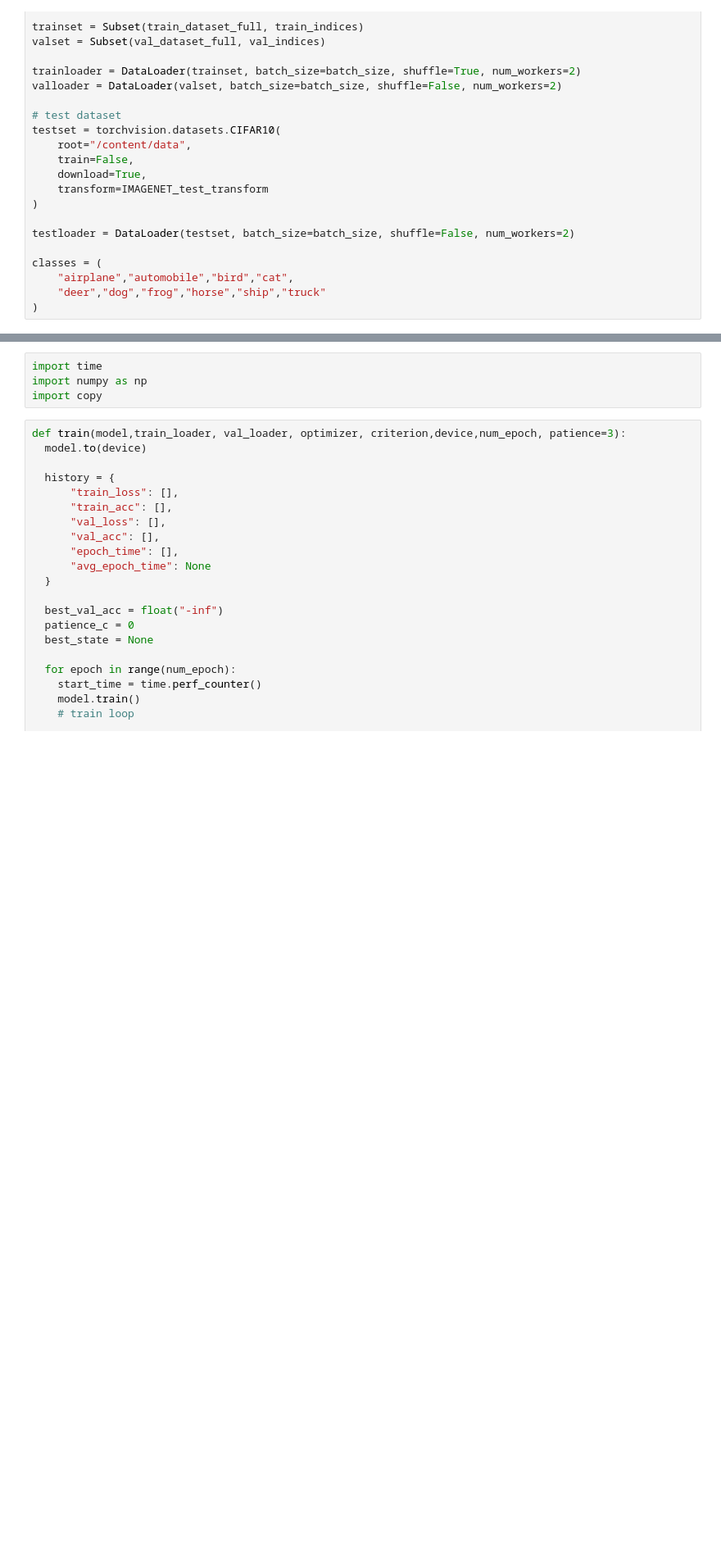
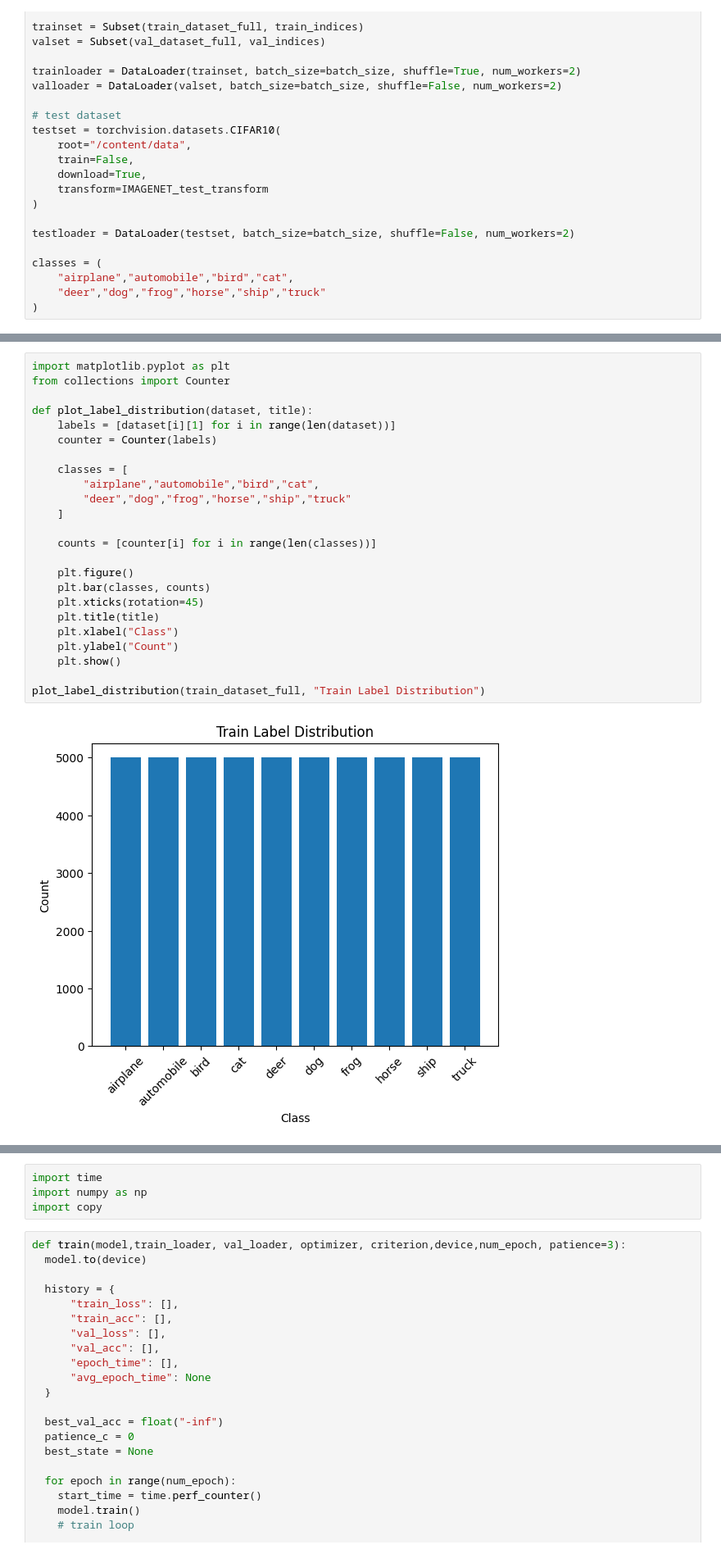
Before and after one commit to Khoawawa/DeepLearning-HCMUT-ASS-MS, a Jupyter notebook: ImageClassification.ipynb, the cells around one changed output, grey strips where cells are left out. Shown at 82% size. Saved outputs shown, nothing was run; the diff lists cells and outputs as text; blank space fills up the shorter version.

```diff
--- a/ImageClassification.ipynb
+++ b/ImageClassification.ipynb
@@ -85,0 +102,26 @@ classes = (
+# %%
+import matplotlib.pyplot as plt
+from collections import Counter
+
+def plot_label_distribution(dataset, title):
+    labels = [dataset[i][1] for i in range(len(dataset))]
+    counter = Counter(labels)
+
+    classes = [
+        "airplane","automobile","bird","cat",
+        "deer","dog","frog","horse","ship","truck"
+    ]
+
+    counts = [counter[i] for i in range(len(classes))]
+
+    plt.figure()
+    plt.bar(classes, counts)
+    plt.xticks(rotation=45)
+    plt.title(title)
+    plt.xlabel("Class")
+    plt.ylabel("Count")
+    plt.show()
+
+plot_label_distribution(train_dataset_full, "Train Label Distribution")
+# %% [output]
+[figure, added]
```
Also changed, not shown: parts of 7 cells of this notebook.
